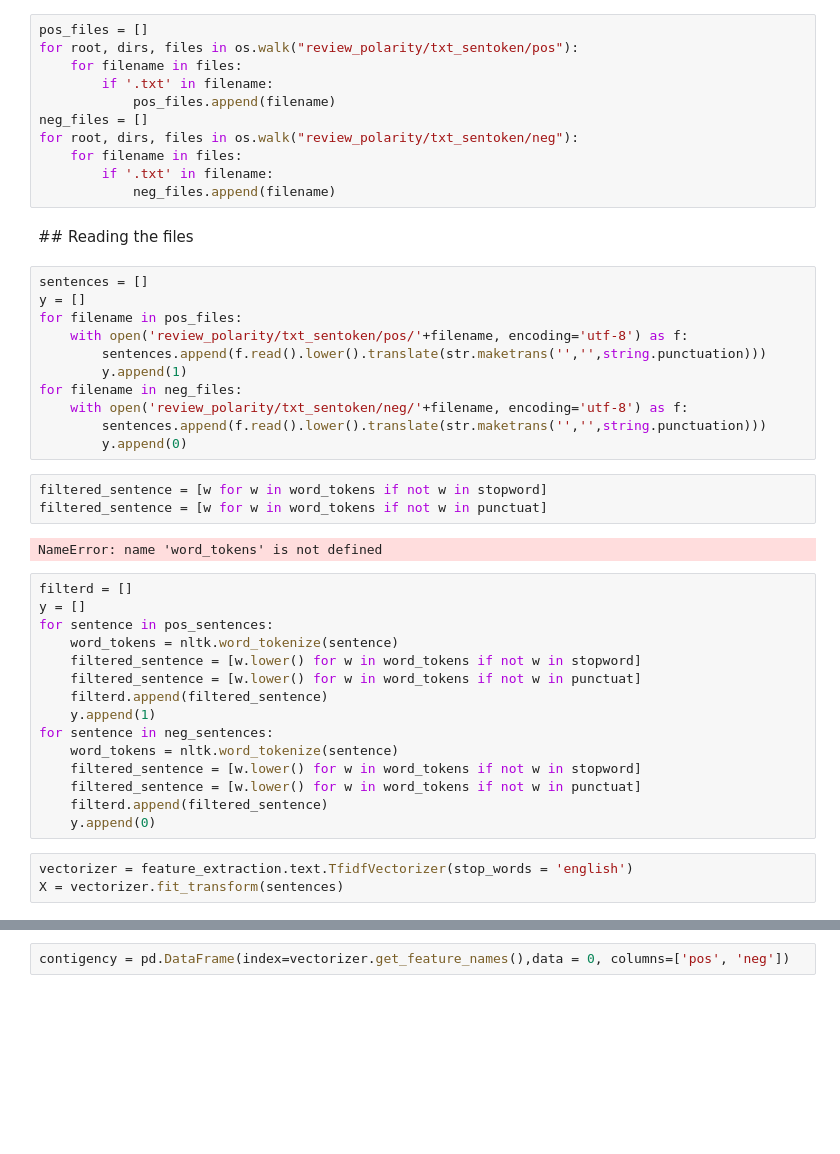
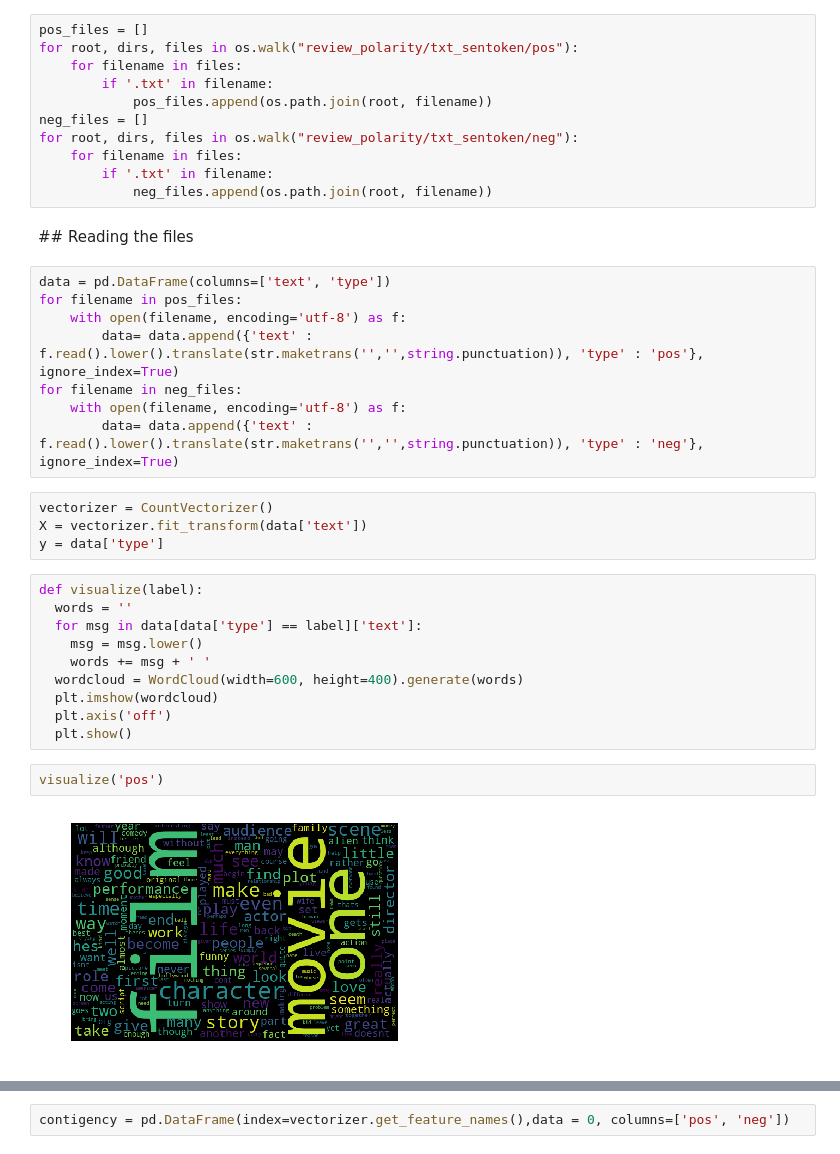
Before and after one commit to SimonKenoby/INFO2049, a Jupyter notebook: webandtext.ipynb, the cells around one changed output, grey strips where cells are left out. Drawn from its saved outputs; the diff is of its cells as text; blank space fills up the shorter version.

Commit message:
I changed a little bit the way that the files are handled.
A pandas dataframe is now used rather than using different vectors.

```diff
--- a/webandtext.ipynb
+++ b/webandtext.ipynb
@@ -30,45 +42,37 @@ pos_files = []
 for root, dirs, files in os.walk("review_polarity/txt_sentoken/pos"):
     for filename in files:
         if '.txt' in filename:
-            pos_files.append(filename)
+            pos_files.append(os.path.join(root, filename))
 neg_files = []
 for root, dirs, files in os.walk("review_polarity/txt_sentoken/neg"):
     for filename in files:
         if '.txt' in filename:
-            neg_files.append(filename)
+            neg_files.append(os.path.join(root, filename))
 # %% [markdown]
 ## Reading the files
 # %%
-sentences = []
-y = []
+data = pd.DataFrame(columns=['text', 'type'])
 for filename in pos_files:
-    with open('review_polarity/txt_sentoken/pos/'+filename, encoding='utf-8') as f:
-        sentences.append(f.read().lower().translate(str.maketrans('','',string.punctuation)))
-        y.append(1)
+    with open(filename, encoding='utf-8') as f:
+        data= data.append({'text' : f.read().lower().translate(str.maketrans('','',string.punctuation)), 'type' : 'pos'}, ignore_index=True)
 for filename in neg_files:
-    with open('review_polarity/txt_sentoken/neg/'+filename, encoding='utf-8') as f:
-        sentences.append(f.read().lower().translate(str.maketrans('','',string.punctuation)))
-        y.append(0)
+    with open(filename, encoding='utf-8') as f:
+        data= data.append({'text' : f.read().lower().translate(str.maketrans('','',string.punctuation)), 'type' : 'neg'}, ignore_index=True)
-# %%
-filtered_sentence = [w for w in word_tokens if not w in stopword]
-filtered_sentence = [w for w in word_tokens if not w in punctuat]
-# %% [output]
-NameError: name 'word_tokens' is not defined
-# %%
-filterd = []
-y = []
-for sentence in pos_sentences:
-    word_tokens = nltk.word_tokenize(sentence)
-    filtered_sentence = [w.lower() for w in word_tokens if not w in stopword]
-    filtered_sentence = [w.lower() for w in word_tokens if not w in punctuat]
-    filterd.append(filtered_sentence)
-    y.append(1)
-for sentence in neg_sentences:
-    word_tokens = nltk.word_tokenize(sentence)
-    filtered_sentence = [w.lower() for w in word_tokens if not w in stopword]
-    filtered_sentence = [w.lower() for w in word_tokens if not w in punctuat]
-    filterd.append(filtered_sentence)
-    y.append(0)
-# %%
-vectorizer = feature_extraction.text.TfidfVectorizer(stop_words = 'english')
-X = vectorizer.fit_transform(sentences)
+# %%
+vectorizer = CountVectorizer()
+X = vectorizer.fit_transform(data['text'])
+y = data['type']
+# %%
+def visualize(label):
+  words = ''
+  for msg in data[data['type'] == label]['text']:
+    msg = msg.lower()
+    words += msg + ' '
+  wordcloud = WordCloud(width=600, height=400).generate(words)
+  plt.imshow(wordcloud)
+  plt.axis('off')
+  plt.show()
+# %%
+visualize('pos')
+# %% [output]
+[figure, added]
```
Also changed, not shown: parts of 12 cells of this notebook.
